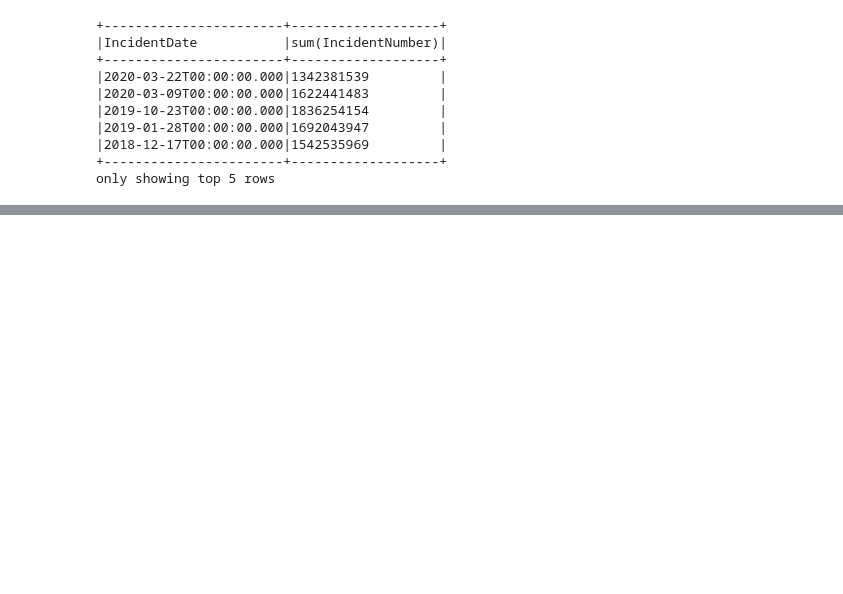
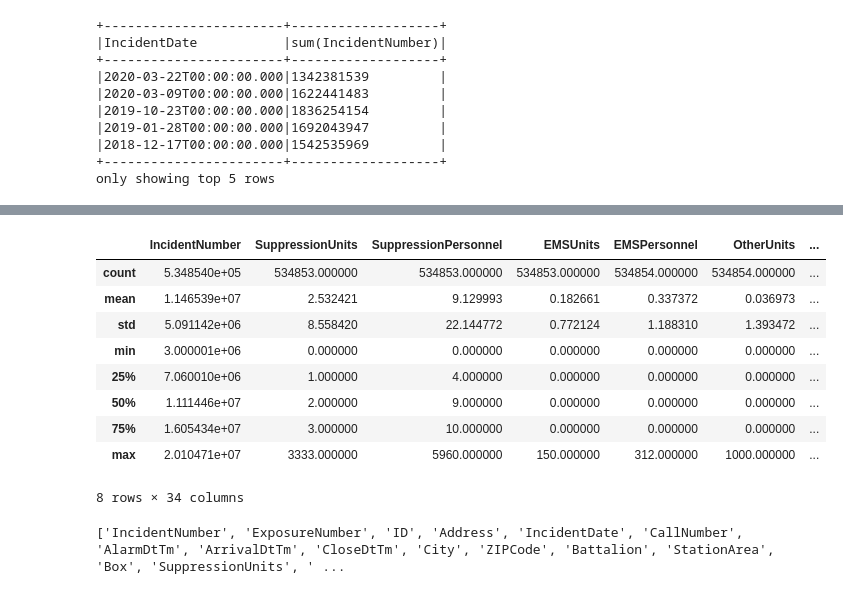
Before and after one commit to ramsaikarthik/PythonPrograms, a Jupyter notebook: VSCode/JupyterNotebook.ipynb, the cells around one changed output, grey strips where cells are left out. Drawn from its saved outputs; the diff is of its cells as text; code cells hidden in the pictures; blank space fills up the shorter version.

```diff
--- a/VSCode/JupyterNotebook.ipynb
+++ b/VSCode/JupyterNotebook.ipynb
@@ -66,0 +151,2 @@ only showing top 5 rows
+# %%
+dataFrame = dataFrame.sortWithinPartitions(col("ZIPCode"))
@@ -66,0 +206,2 @@ only showing top 5 rows
+# %%
+df2 = dataFrame.withColumn("Address", when(col("Address").isNull(), lit("Nothing is present")).otherwise(col("Address")))
@@ -66,0 +238,17 @@ only showing top 5 rows
+# %%
+df2.toPandas().describe()
+# %% [output]
+|  | IncidentNumber | SuppressionUnits | SuppressionPersonnel | EMSUnits | EMSPersonnel | OtherUnits | ... |
+| count | 5.348540e+05 | 534853.000000 | 534853.000000 | 534853.000000 | 534854.000000 | 534854.000000 | ... |
+| mean | 1.146539e+07 | 2.532421 | 9.129993 | 0.182661 | 0.337372 | 0.036973 | ... |
+| std | 5.091142e+06 | 8.558420 | 22.144772 | 0.772124 | 1.188310 | 1.393472 | ... |
+| min | 3.000001e+06 | 0.000000 | 0.000000 | 0.000000 | 0.000000 | 0.000000 | ... |
+| 25% | 7.060010e+06 | 1.000000 | 4.000000 | 0.000000 | 0.000000 | 0.000000 | ... |
+| 50% | 1.111446e+07 | 2.000000 | 9.000000 | 0.000000 | 0.000000 | 0.000000 | ... |
+| 75% | 1.605434e+07 | 3.000000 | 10.000000 | 0.000000 | 0.000000 | 0.000000 | ... |
+| max | 2.010471e+07 | 3333.000000 | 5960.000000 | 150.000000 | 312.000000 | 1000.000000 | ... |
+8 rows × 34 columns
+# %%
+print(df2.columns)
+# %% [output]
+['IncidentNumber', 'ExposureNumber', 'ID', 'Address', 'IncidentDate', 'CallNumber', 'AlarmDtTm', 'ArrivalDtTm', 'CloseDtTm', 'City', 'ZIPCode', 'Battalion', 'StationArea', 'Box', 'SuppressionUnits', ' ...
```
Also changed, not shown: parts of 31 cells of this notebook, 4 other files.
